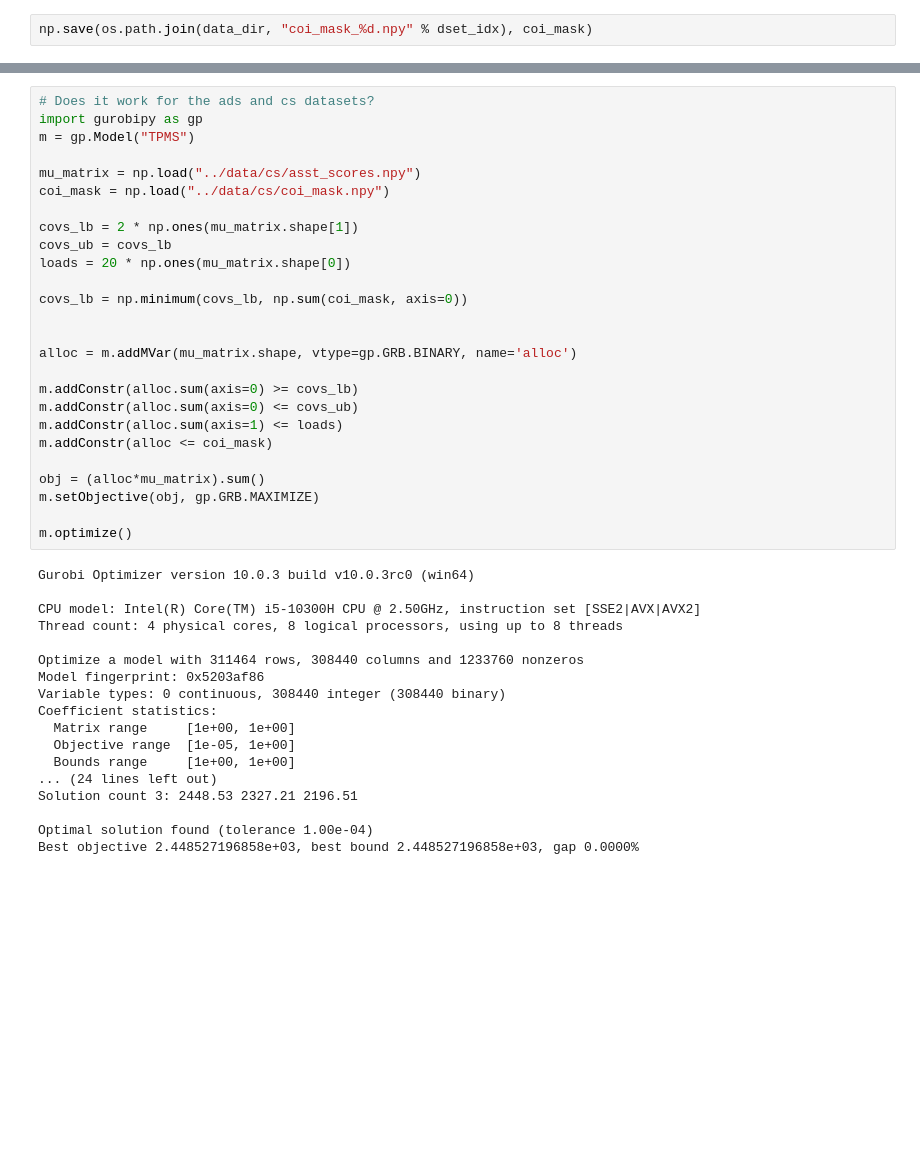
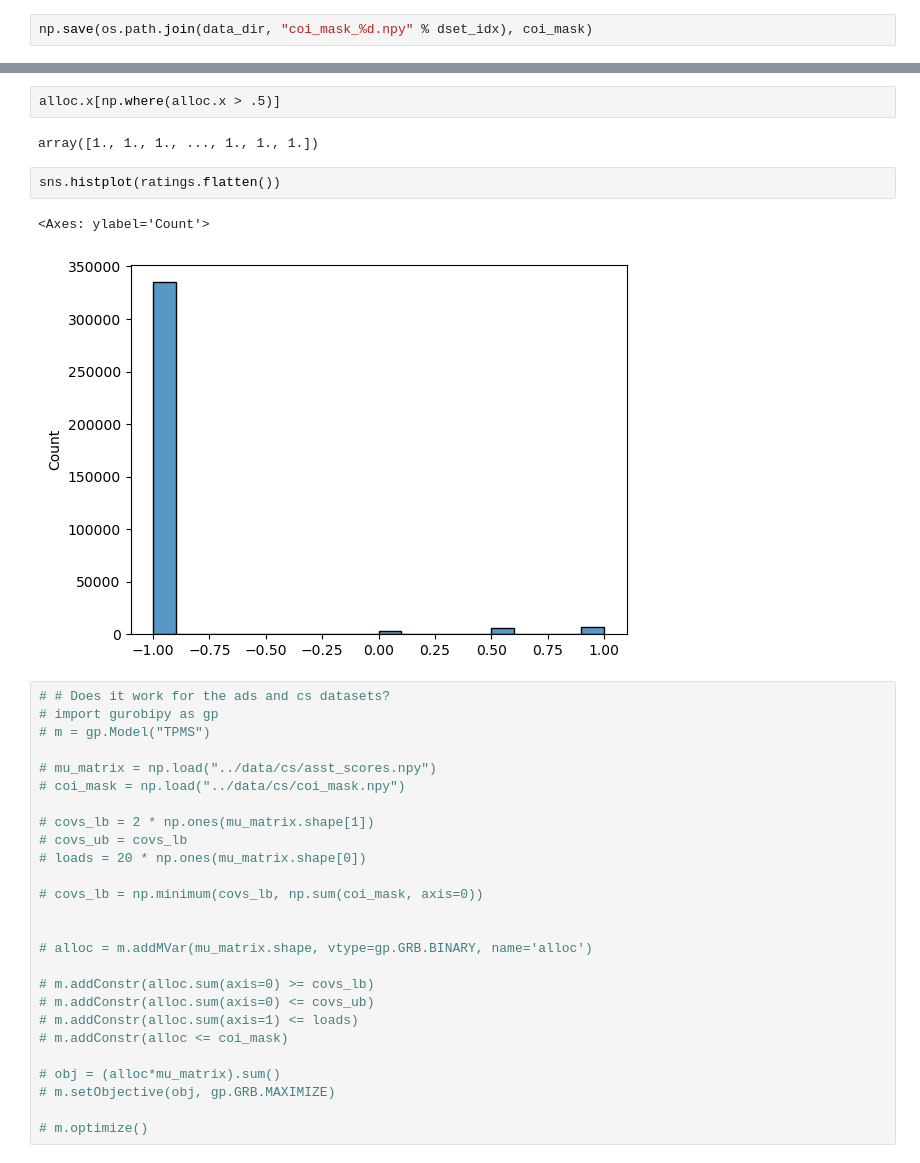
Before and after one commit to justinpayan/RAU2, a Jupyter notebook: notebooks/AAMAS Bids.ipynb, the cells around one changed output, grey strips where cells are left out. Cells and saved outputs as stored; diff of their text form; blank space fills up the shorter version.

```diff
--- a/notebooks/AAMAS Bids.ipynb
+++ b/notebooks/AAMAS Bids.ipynb
@@ -406,45 +425,36 @@ array([ 16, 136, 136,   8, 136, 136, 136, 136,   8, 136,  16, 136, 136,
+# %%
+alloc.x[np.where(alloc.x > .5)]
+# %% [output]
+array([1., 1., 1., ..., 1., 1., 1.])
+# %%
+sns.histplot(ratings.flatten())
+# %% [output]
+<Axes: ylabel='Count'>
+[figure, added]
 # %%
-# Does it work for the ads and cs datasets?
-import gurobipy as gp
-m = gp.Model("TPMS")
+# # Does it work for the ads and cs datasets?
+# import gurobipy as gp
+# m = gp.Model("TPMS")
 
-mu_matrix = np.load("../data/cs/asst_scores.npy")
-coi_mask = np.load("../data/cs/coi_mask.npy")
+# mu_matrix = np.load("../data/cs/asst_scores.npy")
+# coi_mask = np.load("../data/cs/coi_mask.npy")
 
-covs_lb = 2 * np.ones(mu_matrix.shape[1])
-covs_ub = covs_lb
-loads = 20 * np.ones(mu_matrix.shape[0])
+# covs_lb = 2 * np.ones(mu_matrix.shape[1])
+# covs_ub = covs_lb
+# loads = 20 * np.ones(mu_matrix.shape[0])
 
-covs_lb = np.minimum(covs_lb, np.sum(coi_mask, axis=0))
+# covs_lb = np.minimum(covs_lb, np.sum(coi_mask, axis=0))
 
 
-alloc = m.addMVar(mu_matrix.shape, vtype=gp.GRB.BINARY, name='alloc')
+# alloc = m.addMVar(mu_matrix.shape, vtype=gp.GRB.BINARY, name='alloc')
 
-m.addConstr(alloc.sum(axis=0) >= covs_lb)
-m.addConstr(alloc.sum(axis=0) <= covs_ub)
-m.addConstr(alloc.sum(axis=1) <= loads)
-m.addConstr(alloc <= coi_mask)
+# m.addConstr(alloc.sum(axis=0) >= covs_lb)
+# m.addConstr(alloc.sum(axis=0) <= covs_ub)
+# m.addConstr(alloc.sum(axis=1) <= loads)
+# m.addConstr(alloc <= coi_mask)
 
-obj = (alloc*mu_matrix).sum()
-m.setObjective(obj, gp.GRB.MAXIMIZE)
+# obj = (alloc*mu_matrix).sum()
+# m.setObjective(obj, gp.GRB.MAXIMIZE)
 
-m.optimize()
+# m.optimize()
-# %% [output]
-Gurobi Optimizer version 10.0.3 build v10.0.3rc0 (win64)
-
-CPU model: Intel(R) Core(TM) i5-10300H CPU @ 2.50GHz, instruction set [SSE2|AVX|AVX2]
-Thread count: 4 physical cores, 8 logical processors, using up to 8 threads
-
-Optimize a model with 311464 rows, 308440 columns and 1233760 nonzeros
-Model fingerprint: 0x5203af86
-Variable types: 0 continuous, 308440 integer (308440 binary)
-Coefficient statistics:
-  Matrix range     [1e+00, 1e+00]
-  Objective range  [1e-05, 1e+00]
-  Bounds range     [1e+00, 1e+00]
-... (24 lines left out)
-Solution count 3: 2448.53 2327.21 2196.51
-
-Optimal solution found (tolerance 1.00e-04)
-Best objective 2.448527196858e+03, best bound 2.448527196858e+03, gap 0.0000%
 # %%
```
Also changed, not shown: parts of 30 cells of this notebook, 1 other file.
